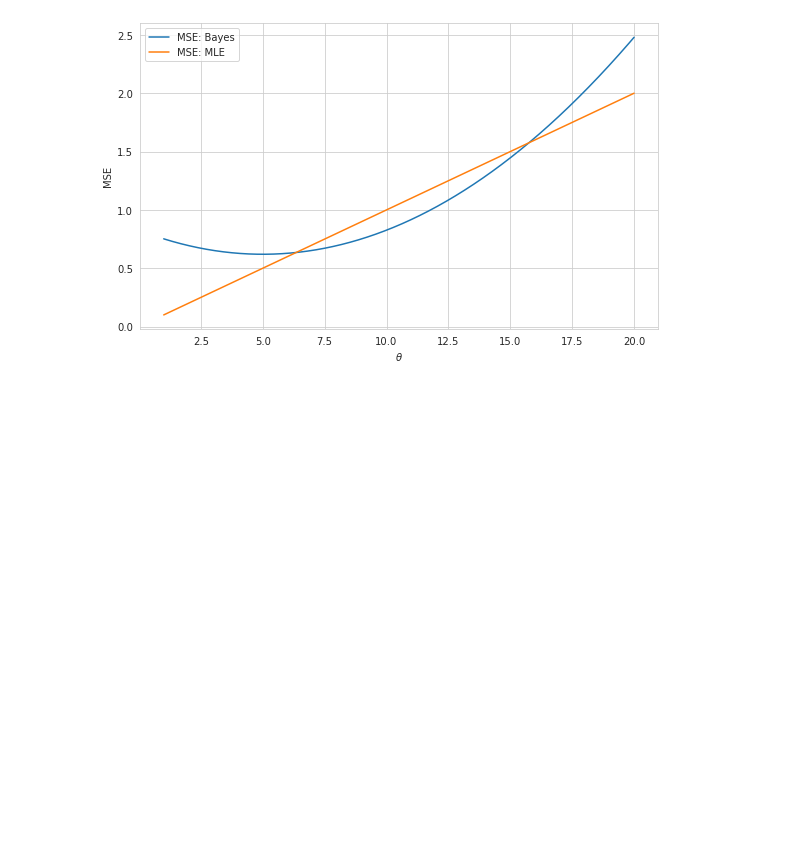
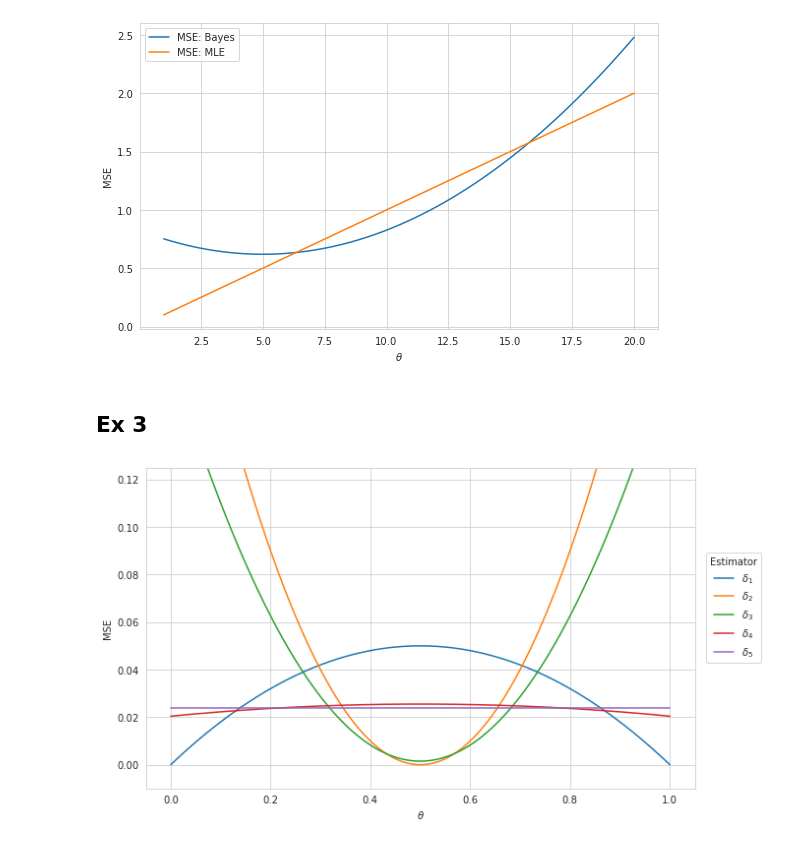
Before and after one commit to WHITSNAK/sta_602, a Jupyter notebook: hw4/hw4.ipynb, the cells around one changed output. Drawn from its saved outputs; the diff is of its cells as text; code cells hidden in the pictures; blank space fills up the shorter version.

Commit message:
add two more plots for q3

```diff
--- a/hw4/hw4.ipynb
+++ b/hw4/hw4.ipynb
@@ -56,3 +56,40 @@ fig.tight_layout()
 fig.show()
 # %% [output]
 [figure]
+# %% [markdown]
+## Ex 3
+# %%
+def mse1(n, theta):
+    return (theta * (1-theta)) / n
+
+def mse2(n, theta):
+    return 0.25 - theta * (1-theta)
+
+def mse3(n, theta):
+    return (n*theta*(1-theta) + 144 * (1-2*theta)**2) / (n + 24)**2
+
+def mse4(n, theta):
+    return (n*theta*(1-theta) + (1-2*theta)**2) / (n + 2)**2
+
+def mse5(n, theta):
+    variances = (n*theta*(1-theta)) / (n+np.sqrt(n))**2
+    bias = (n*theta + np.sqrt(n)/2) / (n + np.sqrt(n)) - theta
+    return variances + bias**2
+# %%
+n = 5
+thetas = np.linspace(0, 1, 10000)
+
+fig, ax = plt.subplots(figsize=(10, 6))
+ax.plot(thetas, mse1(n, thetas), label='$\\delta_1$')
+ax.plot(thetas, mse2(n, thetas), label='$\\delta_2$')
+ax.plot(thetas, mse3(n, thetas), label='$\\delta_3$')
+ax.plot(thetas, mse4(n, thetas), label='$\\delta_4$')
+ax.plot(thetas, mse5(n, thetas), label='$\\delta_5$')
+
+ax.set_xlabel("$\\theta$")
+ax.set_ylabel("MSE")
+ax.legend(title='Estimator', loc='best', bbox_to_anchor=(1.13, 0.75))
+ax.set_ylim(-0.01, 0.125)
+fig.show()
+# %% [output]
+[figure, added]
```
Also changed, not shown: parts of 1 cell of this notebook, 2 other files.
